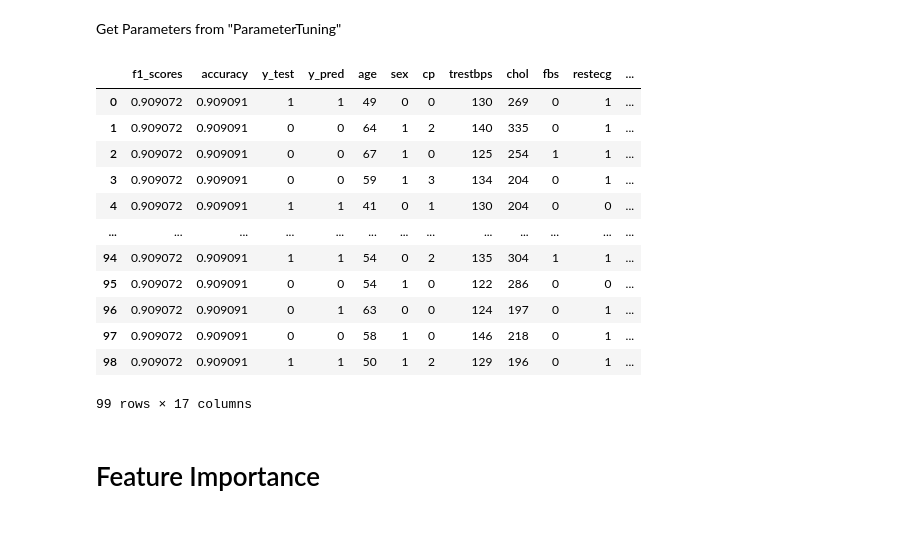
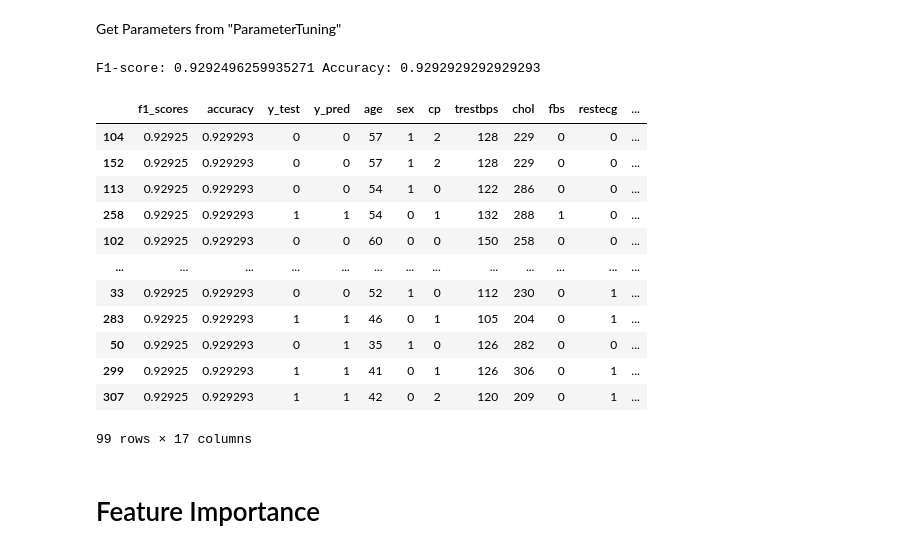
Before and after one commit to alexandrasklokin/CSI5155, a Jupyter notebook: Assignment3/Training.ipynb, the cells around one changed output. Drawn from its saved outputs; the diff is of its cells as text; code cells hidden in the pictures.

```diff
--- a/Assignment3/Training.ipynb
+++ b/Assignment3/Training.ipynb
@@ -122,27 +109,33 @@ def bestModel(model, df, target):
 # %%
-[model, f1, accuracy, X_test, y_test, y_pred] = bestModel(dt_model, df, target)
+f1 = 0
+while f1 < 0.90:
+    [model, f1, accuracy, X_test, y_test, y_pred] = returnModel(dt_model, df, target)
+
+print("F1-score: "+str(f1)+" Accuracy: "+str(accuracy))
+# %% [output]
+F1-score: 0.9292496259935271 Accuracy: 0.9292929292929293
 # %%
 data = {'f1_scores': f1, 'accuracy': accuracy, 'y_test': y_test, 'y_pred': y_pred}
-Xs = X_test.reset_index().drop(columns=['index'])
+Xs = X_test
 
 # Create DataFrame
-output_df = pd.DataFrame(data).reset_index().drop(columns=['index']).join(Xs)
+output_df = pd.DataFrame(data).join(Xs)
 
 output_df.to_csv("results/bestModelStats.csv")
 
 output_df
 # %% [output]
 |  | f1_scores | accuracy | y_test | y_pred | age | sex | cp | trestbps | chol | fbs | restecg | ... |
-| 0 | 0.909072 | 0.909091 | 1 | 1 | 49 | 0 | 0 | 130 | 269 | 0 | 1 | ... |
-| 1 | 0.909072 | 0.909091 | 0 | 0 | 64 | 1 | 2 | 140 | 335 | 0 | 1 | ... |
-| 2 | 0.909072 | 0.909091 | 0 | 0 | 67 | 1 | 0 | 125 | 254 | 1 | 1 | ... |
-| 3 | 0.909072 | 0.909091 | 0 | 0 | 59 | 1 | 3 | 134 | 204 | 0 | 1 | ... |
-| 4 | 0.909072 | 0.909091 | 1 | 1 | 41 | 0 | 1 | 130 | 204 | 0 | 0 | ... |
+| 104 | 0.92925 | 0.929293 | 0 | 0 | 57 | 1 | 2 | 128 | 229 | 0 | 0 | ... |
+| 152 | 0.92925 | 0.929293 | 0 | 0 | 57 | 1 | 2 | 128 | 229 | 0 | 0 | ... |
+| 113 | 0.92925 | 0.929293 | 0 | 0 | 54 | 1 | 0 | 122 | 286 | 0 | 0 | ... |
+| 258 | 0.92925 | 0.929293 | 1 | 1 | 54 | 0 | 1 | 132 | 288 | 1 | 0 | ... |
+| 102 | 0.92925 | 0.929293 | 0 | 0 | 60 | 0 | 0 | 150 | 258 | 0 | 0 | ... |
 | ... | ... | ... | ... | ... | ... | ... | ... | ... | ... | ... | ... | ... |
-| 94 | 0.909072 | 0.909091 | 1 | 1 | 54 | 0 | 2 | 135 | 304 | 1 | 1 | ... |
-| 95 | 0.909072 | 0.909091 | 0 | 0 | 54 | 1 | 0 | 122 | 286 | 0 | 0 | ... |
-| 96 | 0.909072 | 0.909091 | 0 | 1 | 63 | 0 | 0 | 124 | 197 | 0 | 1 | ... |
-| 97 | 0.909072 | 0.909091 | 0 | 0 | 58 | 1 | 0 | 146 | 218 | 0 | 1 | ... |
-| 98 | 0.909072 | 0.909091 | 1 | 1 | 50 | 1 | 2 | 129 | 196 | 0 | 1 | ... |
+| 33 | 0.92925 | 0.929293 | 0 | 0 | 52 | 1 | 0 | 112 | 230 | 0 | 1 | ... |
+| 283 | 0.92925 | 0.929293 | 1 | 1 | 46 | 0 | 1 | 105 | 204 | 0 | 1 | ... |
+| 50 | 0.92925 | 0.929293 | 0 | 1 | 35 | 1 | 0 | 126 | 282 | 0 | 0 | ... |
+| 299 | 0.92925 | 0.929293 | 1 | 1 | 41 | 0 | 1 | 126 | 306 | 0 | 1 | ... |
+| 307 | 0.92925 | 0.929293 | 1 | 1 | 42 | 0 | 2 | 120 | 209 | 0 | 1 | ... |
 99 rows × 17 columns
 # %%
```
Also changed, not shown: parts of 13 cells of this notebook, 9 other files.
